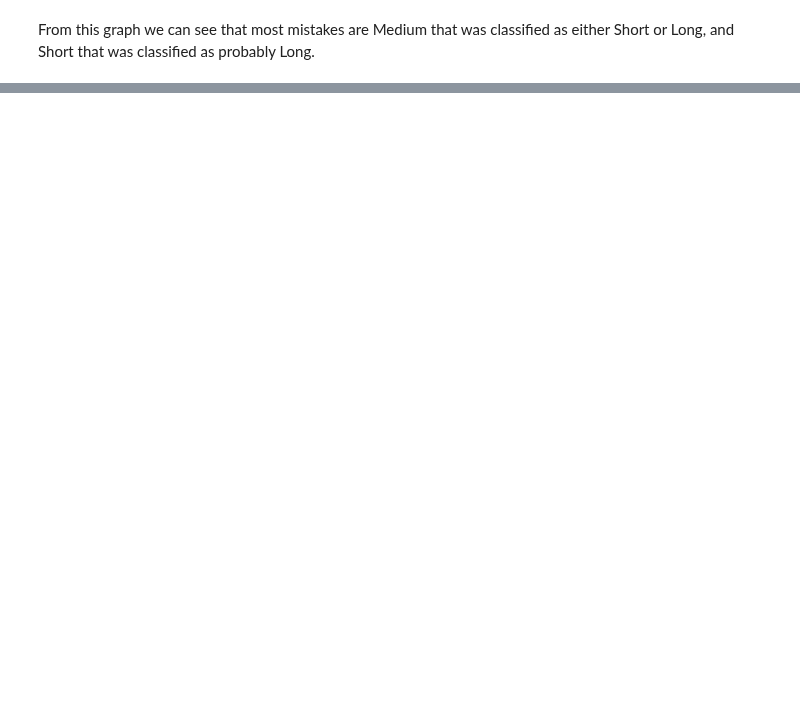
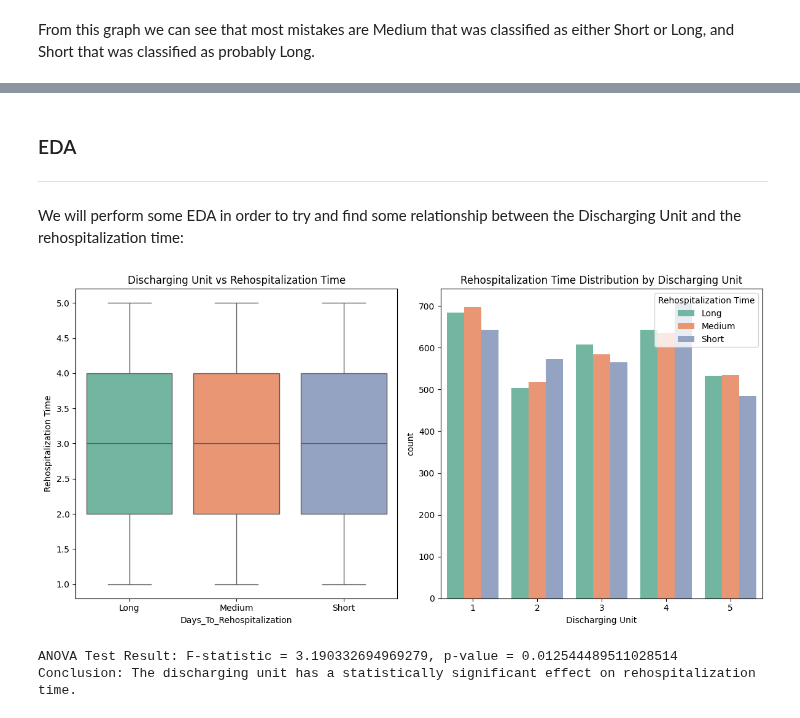
Before and after one commit to RyanWri/data-science2-lab-final-project, a Jupyter notebook: src/team_11/team11_results.ipynb, the cells around one changed output, grey strips where cells are left out. Drawn from its saved outputs; the diff is of its cells as text; code cells hidden in the pictures; blank space fills up the shorter version.

Commit message:
Added some visualizations and conclusions

```diff
--- a/src/team_11/team11_results.ipynb
+++ b/src/team_11/team11_results.ipynb
@@ -531,0 +531,11 @@ visualization_for_MLP.plot_confusion_matrix(y_true=rehospitalization_time_test,
+# %% [markdown]
+### EDA
+***
+# %% [markdown]
+We will perform some EDA in order to try and find some relationship between the Discharging Unit and the rehospitalization time:
+# %%
+Task21.analyze_discharging_unit_relationship(clean_hospitalization2_df_encoded_with_release_rate_and_occupation)
+# %% [output]
+[figure, added]
+ANOVA Test Result: F-statistic = 3.190332694969279, p-value = 0.012544489511028514
+Conclusion: The discharging unit has a statistically significant effect on rehospitalization time.
```
Also changed, not shown: parts of 20 cells of this notebook, 7 other files.
